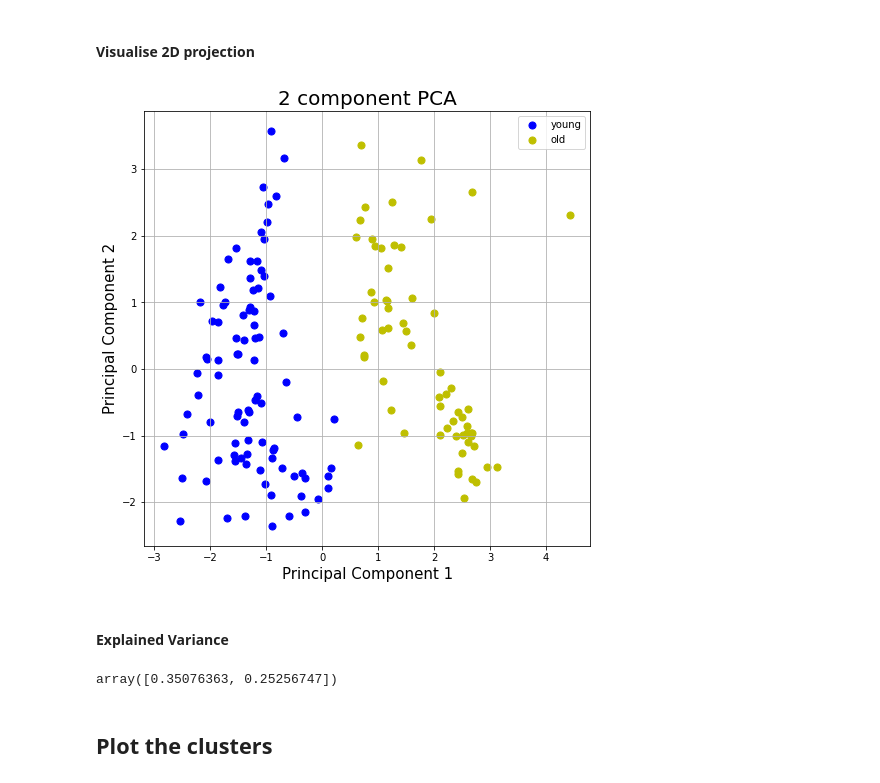
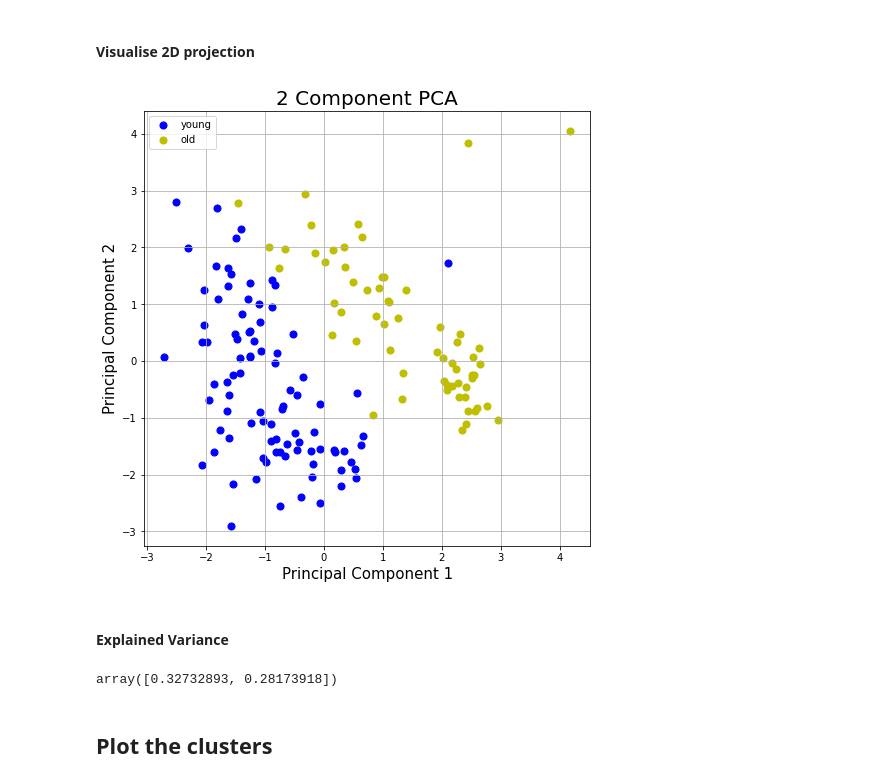
Before and after one commit to Crone1/CA4015, a Jupyter notebook: Assignment_1/Clustering.ipynb, the cells around one changed output. Drawn from its saved outputs; the diff is of its cells as text; code cells hidden in the pictures.

```diff
--- a/Assignment_1/Clustering.ipynb
+++ b/Assignment_1/Clustering.ipynb
@@ -118,2 +135,3 @@ df_vpp.describe()
 # %%
-df_vpp.drop(columns=['SubID'], axis=1, inplace=True)
+df_vpp.set_index('SubID', drop=True, inplace=True)
+df_vpp.head()
@@ -219,28 +238,24 @@ df_orl.head()
 # %% [markdown]
 #### Standardising the data
 # %%
-from sklearn.preprocessing import StandardScaler
+#List of features with 'group' and 'A+-A-' fields excluded; the latter is excluded as it is an aggregation of 'A+' and 'A-'
+features = df_vpp.columns[1:-1]
 
-features = df_orl.columns[3:]
-
-# Separating out the features
-x = df_orl.loc[:, features].values
+# Forming an array of features
+x = df_vpp.loc[:, features].values
 # Separating out the target
-y = df_orl.loc[:,['group']].values
+#y = df_orl.loc[:,['group']].values
 
 # Standardizing the features
 x = StandardScaler().fit_transform(x)
 # %% [markdown]
 #### PCA projection to 2D
 # %%
-from sklearn.decomposition import PCA
-
 pca = PCA(n_components=2)
 
 principalComponents = pca.fit_transform(x)
 
-principalDf = pd.DataFrame(data = principalComponents
-             , columns = ['principal component 1', 'principal component 2'])
+principalDf = pd.DataFrame(data = principalComponents, columns = ['Principal Component 1', 'Principal Component 2'])
 
 finalDf = pd.concat([principalDf, df_vpp[['group']]], axis = 1)
 # %% [markdown]
@@ -248,30 +263,30 @@ finalDf = pd.concat([principalDf, df_vpp[['group']]], axis = 1)
 # %%
 fig = plt.figure(figsize = (8,8))
 ax = fig.add_subplot(1,1,1)
 
 ax.set_xlabel('Principal Component 1', fontsize = 15)
 ax.set_ylabel('Principal Component 2', fontsize = 15)
-ax.set_title('2 component PCA', fontsize = 20)
+ax.set_title('2 Component PCA', fontsize = 20)
 
 targets = ['young', 'old']
 colors = ['b', 'y']
 
 for target, color in zip(targets,colors):
     indicesToKeep = finalDf['group'] == target
-    ax.scatter(finalDf.loc[indicesToKeep, 'principal component 1']
-               , finalDf.loc[indicesToKeep, 'principal component 2']
+    ax.scatter(finalDf.loc[indicesToKeep, 'Principal Component 1']
+               , finalDf.loc[indicesToKeep, 'Principal Component 2']
                , c = color
                , s = 50)
 ax.legend(targets)
 ax.grid()
 # %% [output]
-[figure, old version]
+[figure, new version]
 # %% [markdown]
 #### Explained Variance
 # %%
 pca.explained_variance_ratio_
 # %% [output]
-array([0.35076363, 0.25256747])
+array([0.32732893, 0.28173918])
 # %% [markdown]
 ## Plot the clusters
 # %% [markdown]
```
Also changed, not shown: parts of 25 cells of this notebook.
